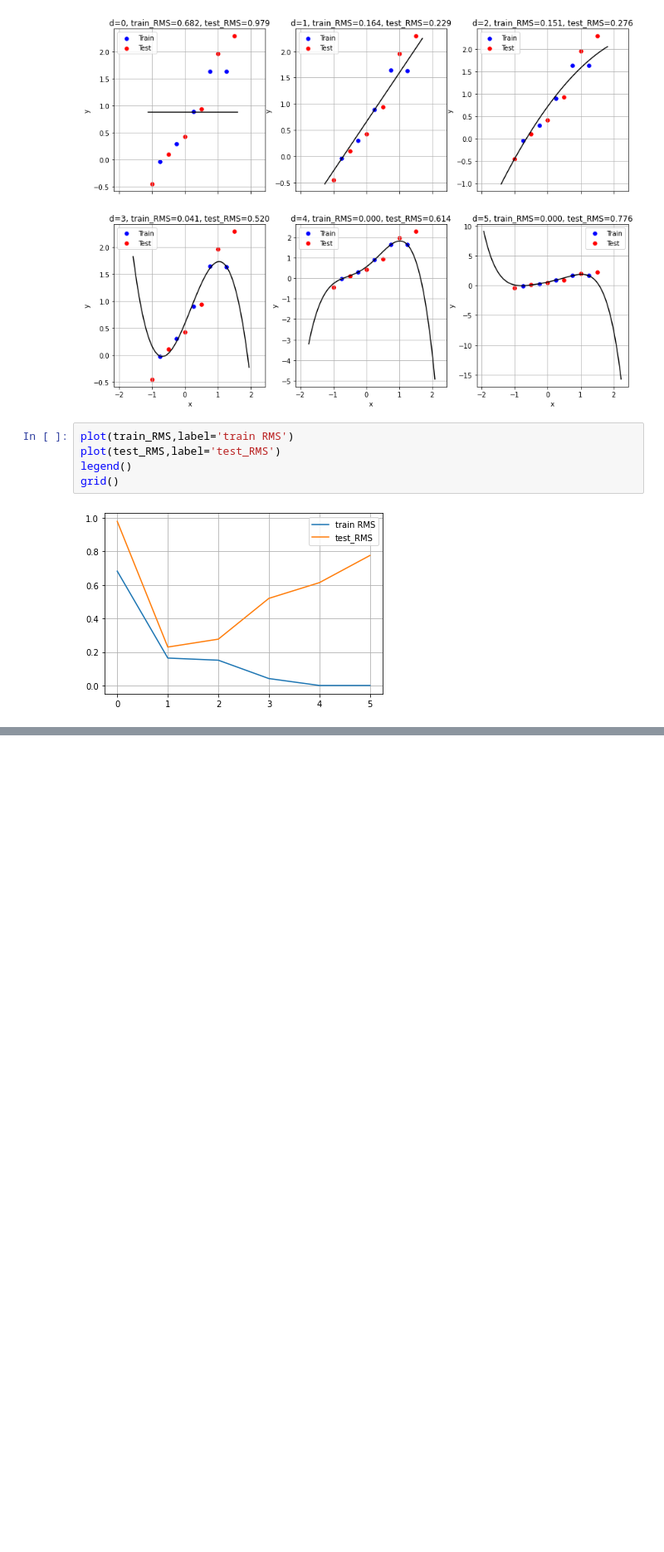
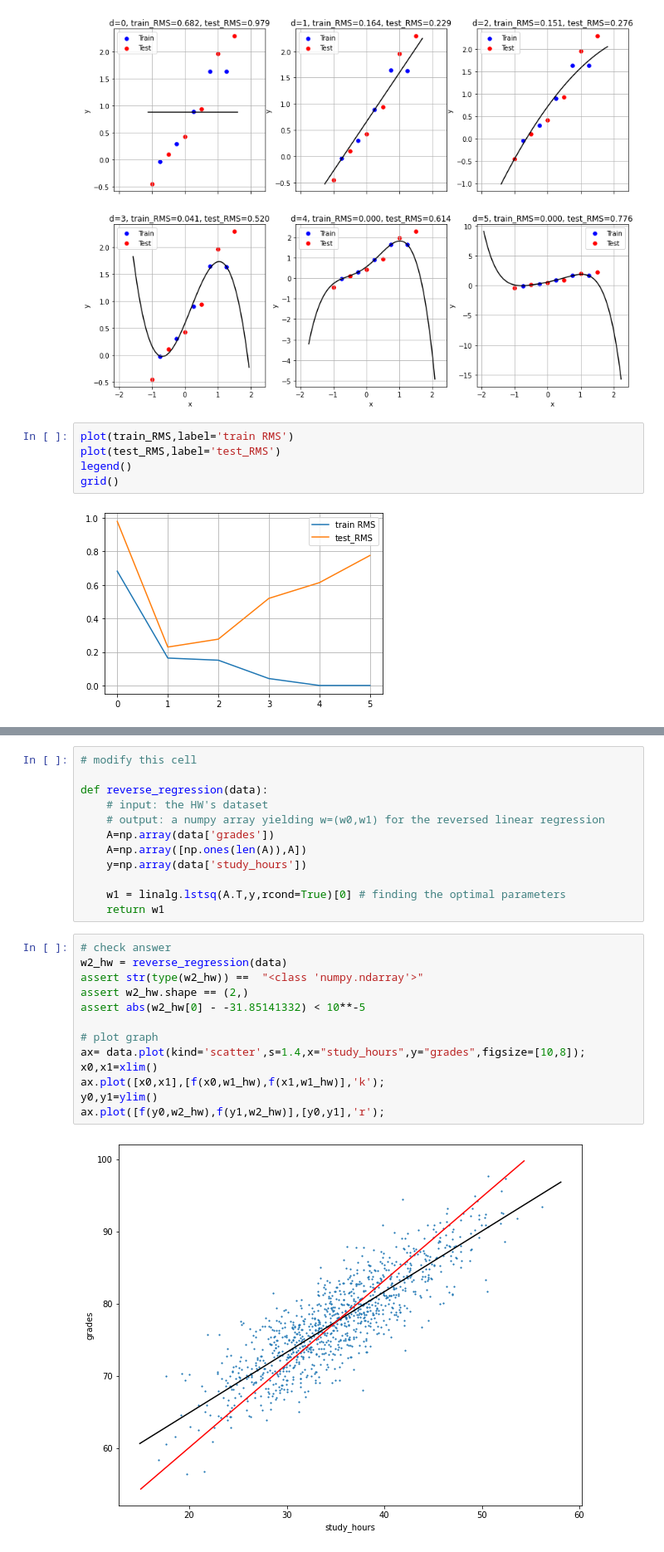
Before and after one commit to yongxuantan/Python-for-atmospheric-science, a Jupyter notebook: Statistical Methods with Widget Visual/Polynomial_Regression.ipynb, the cells around one changed output, grey strips where cells are left out. Shown at 83% size. Drawn from its saved outputs; the diff is of its cells as text; blank space fills up the shorter version.

```diff
--- a/Statistical Methods with Widget Visual/Polynomial_Regression.ipynb
+++ b/Statistical Methods with Widget Visual/Polynomial_Regression.ipynb
@@ -192,0 +362,27 @@ grid()
+# %%
+# modify this cell
+
+def reverse_regression(data):
+    # input: the HW's dataset
+    # output: a numpy array yielding w=(w0,w1) for the reversed linear regression
+    A=np.array(data['grades'])
+    A=np.array([np.ones(len(A)),A])
+    y=np.array(data['study_hours'])
+
+    w1 = linalg.lstsq(A.T,y,rcond=True)[0] # finding the optimal parameters
+    return w1
+# %%
+# check answer
+w2_hw = reverse_regression(data)
+assert str(type(w2_hw)) ==  "<class 'numpy.ndarray'>"
+assert w2_hw.shape == (2,)
+assert abs(w2_hw[0] - -31.85141332) < 10**-5
+
+# plot graph
+ax= data.plot(kind='scatter',s=1.4,x="study_hours",y="grades",figsize=[10,8]);
+x0,x1=xlim()
+ax.plot([x0,x1],[f(x0,w1_hw),f(x1,w1_hw)],'k');
+y0,y1=ylim()
+ax.plot([f(y0,w2_hw),f(y1,w2_hw)],[y0,y1],'r');
+# %% [output]
+[figure, added]
```
Also changed, not shown: parts of 28 cells of this notebook.
